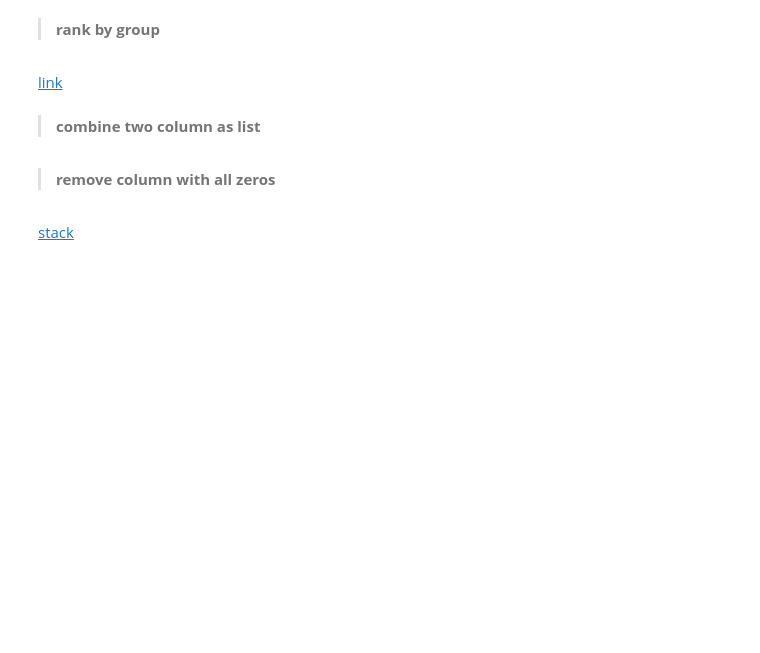
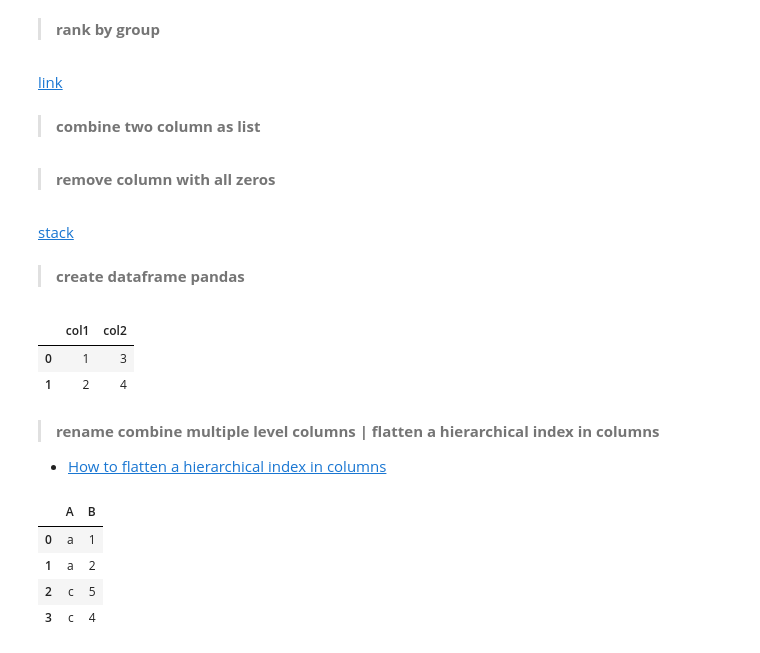
Before and after one commit to johnnychiuchiu/Machine-Learning, a Jupyter notebook: others/pandas_command_note.ipynb, the cells around one changed output. Drawn from its saved outputs; the diff is of its cells as text; code cells hidden in the pictures; blank space fills up the shorter version.

Commit message:
update python note

```diff
--- a/others/pandas_command_note.ipynb
+++ b/others/pandas_command_note.ipynb
@@ -1159,3 +1171,26 @@ big_table['combine']=big_table[['a', 'b','c']].values.tolist()
 [stack](https://stackoverflow.com/questions/21164910/delete-column-in-pandas-if-it-is-all-zeros)
 # %%
 df.loc[:, (df != 0).any(axis=0)]
+# %% [markdown]
+> **create dataframe pandas**
+# %%
+d = {'col1': [1, 2], 'col2': [3, 4]}
+df = pd.DataFrame(data=d)
+df
+# %% [output]
+|  | col1 | col2 |
+| 0 | 1 | 3 |
+| 1 | 2 | 4 |
+# %% [markdown]
+> **rename combine multiple level columns | flatten a hierarchical index in columns**
+
+* [How to flatten a hierarchical index in columns](https://stackoverflow.com/questions/14507794/python-pandas-how-to-flatten-a-hierarchical-index-in-columns)
+# %%
+mydf= pd.DataFrame({'A':['a','a','c','c'],'B':[1,2,5,4]})
+mydf
+# %% [output]
+|  | A | B |
+| 0 | a | 1 |
+| 1 | a | 2 |
+| 2 | c | 5 |
+| 3 | c | 4 |
```
Also changed, not shown: parts of 4 cells of this notebook, 1 other file.
